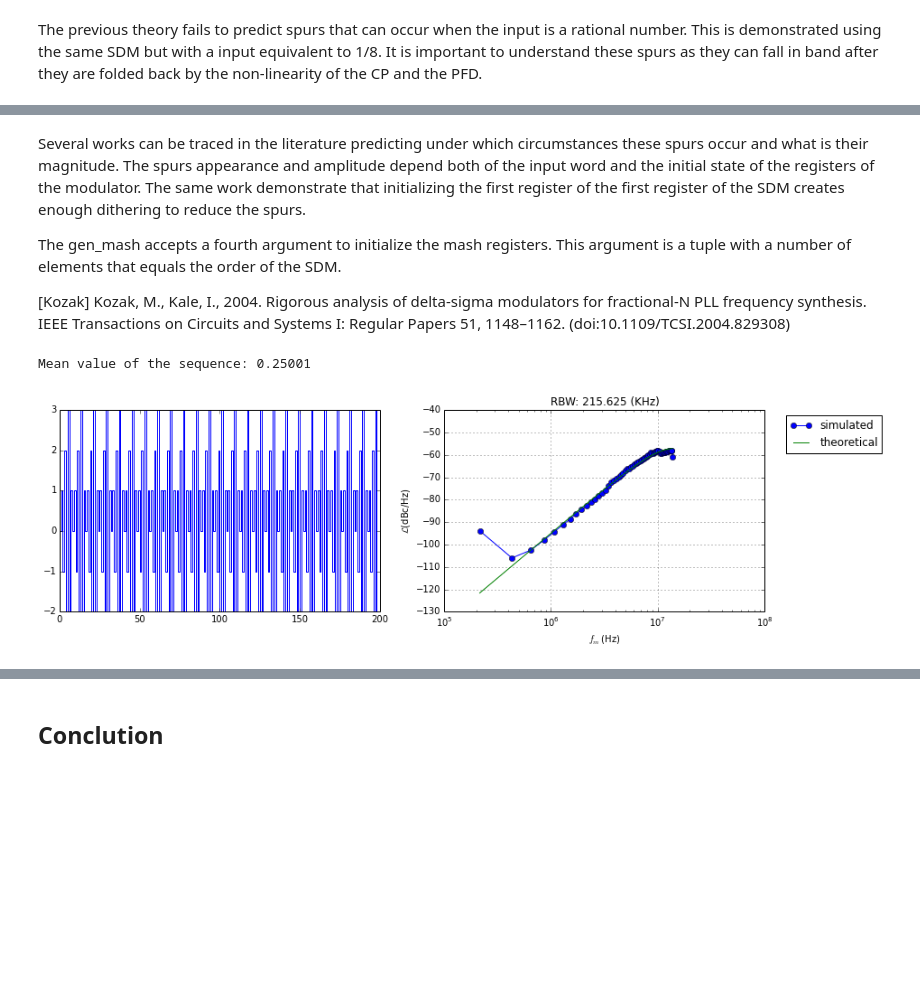
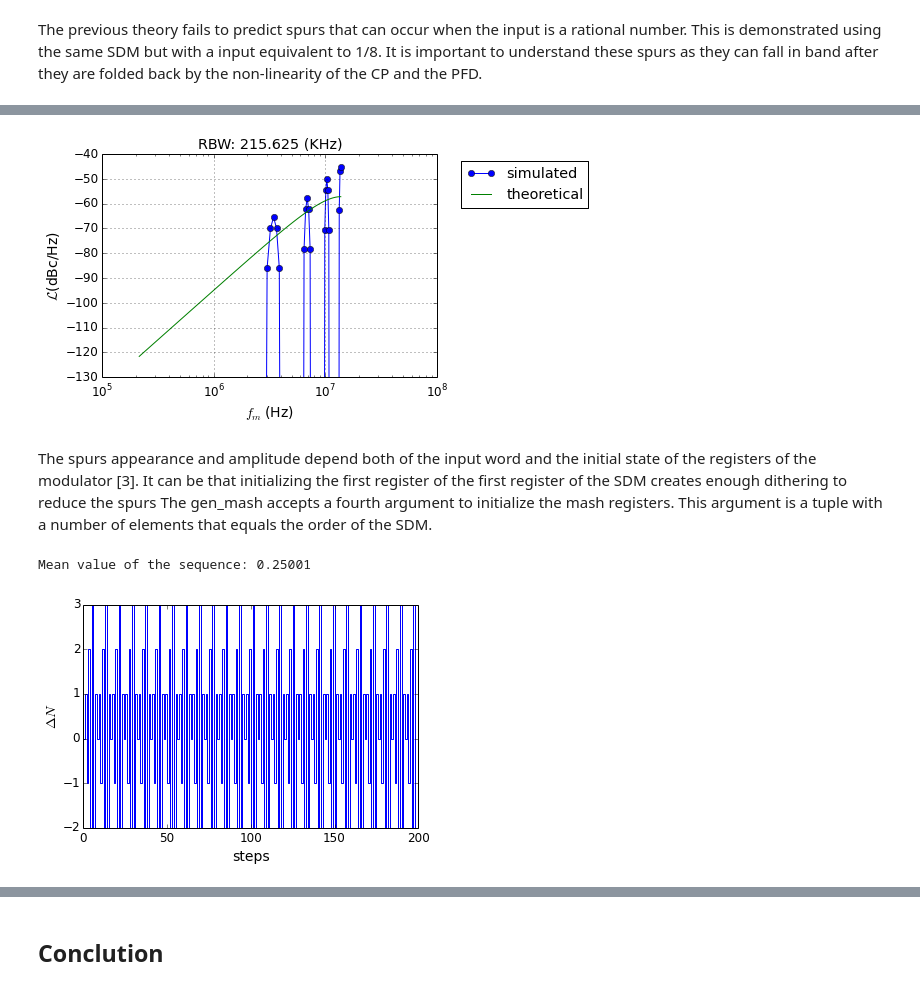
Before and after one commit to gitter-badger/plldesigner, a Jupyter notebook: notebooks/Sigma_delta_noise_in_fractional_PLLs.ipynb, the cells around one changed output, grey strips where cells are left out. Cells and saved outputs as stored; diff of their text form; code cells hidden in the pictures; blank space fills up the shorter version.

Commit message:
several look changes

```diff
--- a/notebooks/Sigma_delta_noise_in_fractional_PLLs.ipynb
+++ b/notebooks/Sigma_delta_noise_in_fractional_PLLs.ipynb
@@ -224,31 +224,28 @@ Mean value of the sequence: 0.25000
+# %%
+#Plot the power spectrum density
+sim.plot('o-')
+theory.plot()
+plt.legend(bbox_to_anchor=(1.05, 1), loc=2)
+plt.title('RBW: {:2.3f} (KHz)'.format(rbw/1e3))
+plt.ylim([-130,-40])
+plt.grid(True)
+# %% [output]
+[figure, added]
 # %% [markdown]
-Several works can be traced in the literature predicting under which circumstances these spurs occur and what is their magnitude.  The spurs appearance and amplitude depend both of the input word and the initial state of the registers of the modulator. The same work demonstrate that initializing the first register of the first register of the SDM creates enough dithering to reduce the spurs.
-
-The gen_mash accepts a fourth argument to initialize the mash registers. This argument is a tuple with a number of elements that equals the order of the SDM.
-
-[Kozak] Kozak, M., Kale, I., 2004. Rigorous analysis of delta-sigma modulators for fractional-N PLL frequency synthesis. IEEE Transactions on Circuits and Systems I: Regular Papers 51, 1148–1162. (doi:10.1109/TCSI.2004.829308)
+The spurs appearance and amplitude depend both of the input word and the initial state of the registers of the modulator [3]. It can be that initializing the first register of the first register of the SDM creates enough dithering to reduce the spurs The gen_mash accepts a fourth argument to initialize the mash registers. This argument is a tuple with a number of elements that equals the order of the SDM.
 # %%
 sd, per = sdmod.gen_mash(3,NsdBits,fracnum,(1,0,0))
 
 # Calculate the phase error and its PSD
 phi_div = 2*pi*(sd-fracnum[0]/2**NsdBits).cumsum()
 f, Phi2_div = sig.welch(phi_div, fref, window="blackman", nperseg=npoints)
 sim = pn.Pnoise(f[ind],10*log10(Phi2_div[ind]/2), label='simulated')
 
 # plot the sequence
-figure(figsize=(14,4))
-subplot(121)
-step(np.r_[0:200],sd[:200]);
+plt.step(np.r_[0:200],sd[:200])
+plt.xlabel('steps') #x label
+plt.ylabel('$\Delta N$') #y label
 print("Mean value of the sequence: {:2.5f}\n".format(sd.mean()))
-
-#Plot the power spectrum density
-subplot(122)
-sim.plot('o-')
-theory.plot()
-legend(bbox_to_anchor=(1.05, 1), loc=2)
-title('RBW: {:2.3f} (KHz)'.format(rbw/1e3))
-ylim([-130,-40])
-grid(True)
 # %% [output]
 Mean value of the sequence: 0.25001
-[figure, old version]
+[figure, new version]
```
Also changed, not shown: parts of 11 cells of this notebook.
